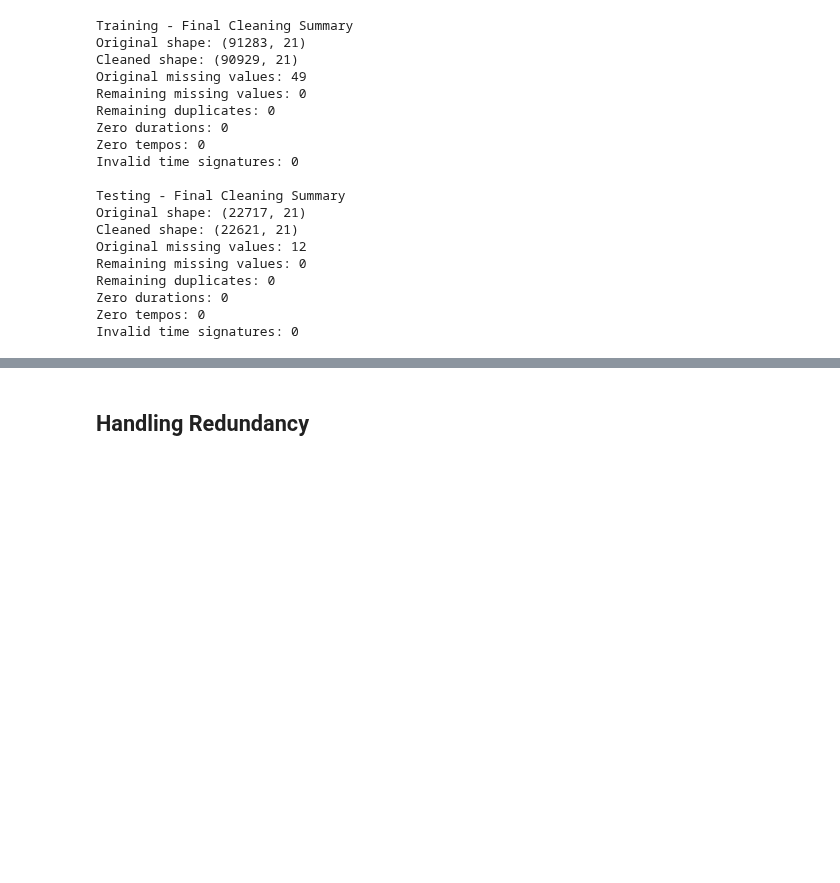
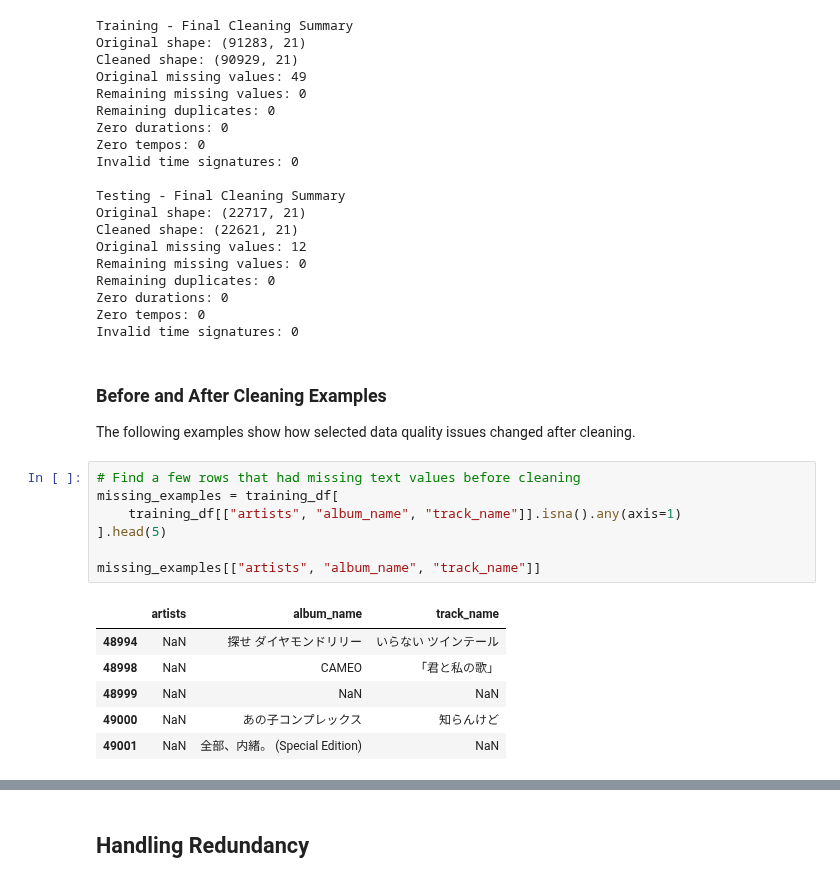
Before and after one commit to alexander-martrain/Song-Data-Mining, a Jupyter notebook: notebooks/project_cluster_cmps451.ipynb, the cells around one changed output, grey strips where cells are left out. Saved outputs shown, nothing was run; the diff lists cells and outputs as text; blank space fills up the shorter version.

Commit message:
Add PA2 before and after cleaning comparisons

```diff
--- a/notebooks/project_cluster_cmps451.ipynb
+++ b/notebooks/project_cluster_cmps451.ipynb
@@ -588,3 +591,21 @@ Remaining duplicates: 0
 Zero durations: 0
 Zero tempos: 0
 Invalid time signatures: 0
+# %% [markdown]
+### Before and After Cleaning Examples
+
+The following examples show how selected data quality issues changed after cleaning.
+# %%
+# Find a few rows that had missing text values before cleaning
+missing_examples = training_df[
+    training_df[["artists", "album_name", "track_name"]].isna().any(axis=1)
+].head(5)
+
+missing_examples[["artists", "album_name", "track_name"]]
+# %% [output]
+|  | artists | album_name | track_name |
+| 48994 | NaN | 探せ ダイヤモンドリリー | いらない ツインテール |
+| 48998 | NaN | CAMEO | 「君と私の歌」 |
+| 48999 | NaN | NaN | NaN |
+| 49000 | NaN | あの子コンプレックス | 知らんけど |
+| 49001 | NaN | 全部、内緒。 (Special Edition) | NaN |
```
Also changed, not shown: parts of 12 cells of this notebook.
